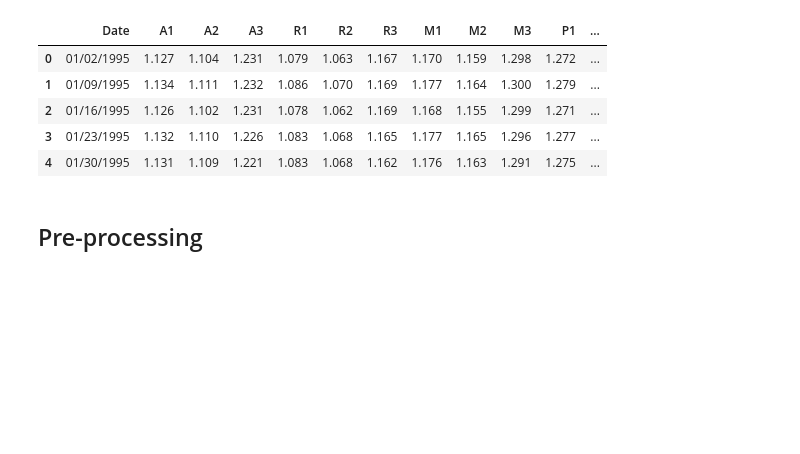
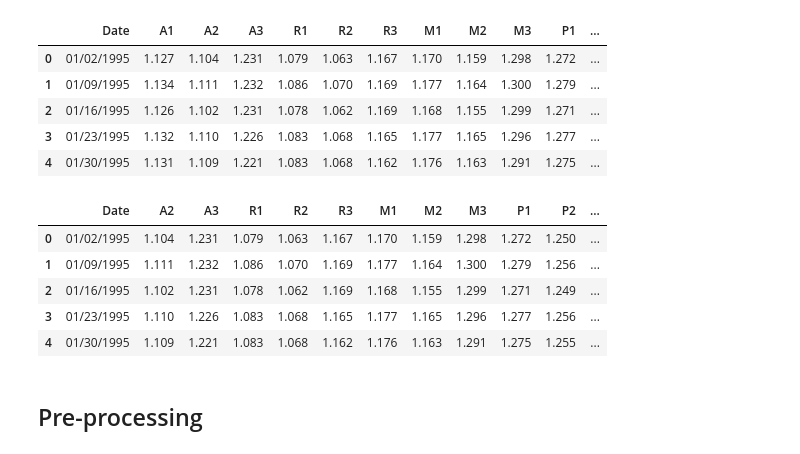
Before and after one commit to kimkynningsrud/MasterThesis2024, a Jupyter notebook: code.ipynb, the cells around one changed output. Drawn from its saved outputs; the diff is of its cells as text; code cells hidden in the pictures; blank space fills up the shorter version.

```diff
--- a/code.ipynb
+++ b/code.ipynb
@@ -48,6 +66,18 @@ petrolium_prices.head()
 | 2 | 01/16/1995 | 1.126 | 1.102 | 1.231 | 1.078 | 1.062 | 1.169 | 1.168 | 1.155 | 1.299 | 1.271 | ... |
 | 3 | 01/23/1995 | 1.132 | 1.110 | 1.226 | 1.083 | 1.068 | 1.165 | 1.177 | 1.165 | 1.296 | 1.277 | ... |
 | 4 | 01/30/1995 | 1.131 | 1.109 | 1.221 | 1.083 | 1.068 | 1.162 | 1.176 | 1.163 | 1.291 | 1.275 | ... |
+# %%
+# moving the "A1" to the back of the dataframe as this is needed for the DTW. "A1" is the temporal column of interest.
+A1col = petrolium_prices.pop("A1")
+petrolium_prices.insert(len(petrolium_prices.columns), "A1", A1col)
+petrolium_prices.head()
+# %% [output]
+|  | Date | A2 | A3 | R1 | R2 | R3 | M1 | M2 | M3 | P1 | P2 | ... |
+| 0 | 01/02/1995 | 1.104 | 1.231 | 1.079 | 1.063 | 1.167 | 1.170 | 1.159 | 1.298 | 1.272 | 1.250 | ... |
+| 1 | 01/09/1995 | 1.111 | 1.232 | 1.086 | 1.070 | 1.169 | 1.177 | 1.164 | 1.300 | 1.279 | 1.256 | ... |
+| 2 | 01/16/1995 | 1.102 | 1.231 | 1.078 | 1.062 | 1.169 | 1.168 | 1.155 | 1.299 | 1.271 | 1.249 | ... |
+| 3 | 01/23/1995 | 1.110 | 1.226 | 1.083 | 1.068 | 1.165 | 1.177 | 1.165 | 1.296 | 1.277 | 1.256 | ... |
+| 4 | 01/30/1995 | 1.109 | 1.221 | 1.083 | 1.068 | 1.162 | 1.176 | 1.163 | 1.291 | 1.275 | 1.255 | ... |
 # %% [markdown]
 ## Pre-processing
 # %%
```
Also changed, not shown: parts of 15 cells of this notebook.
